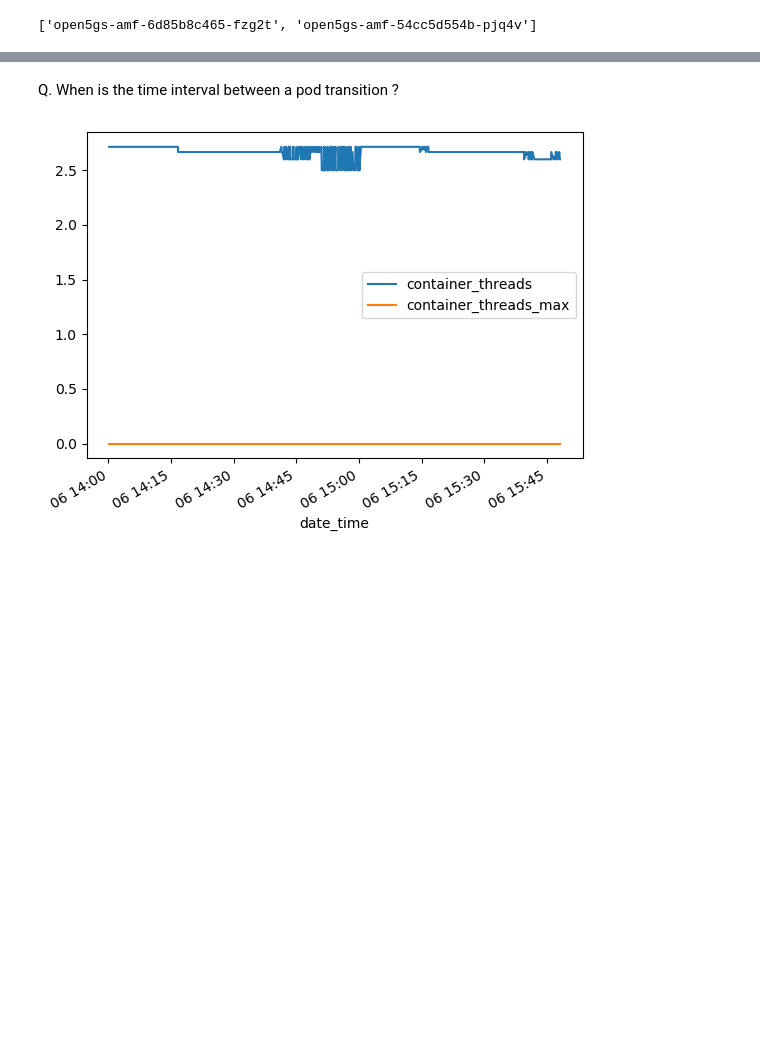
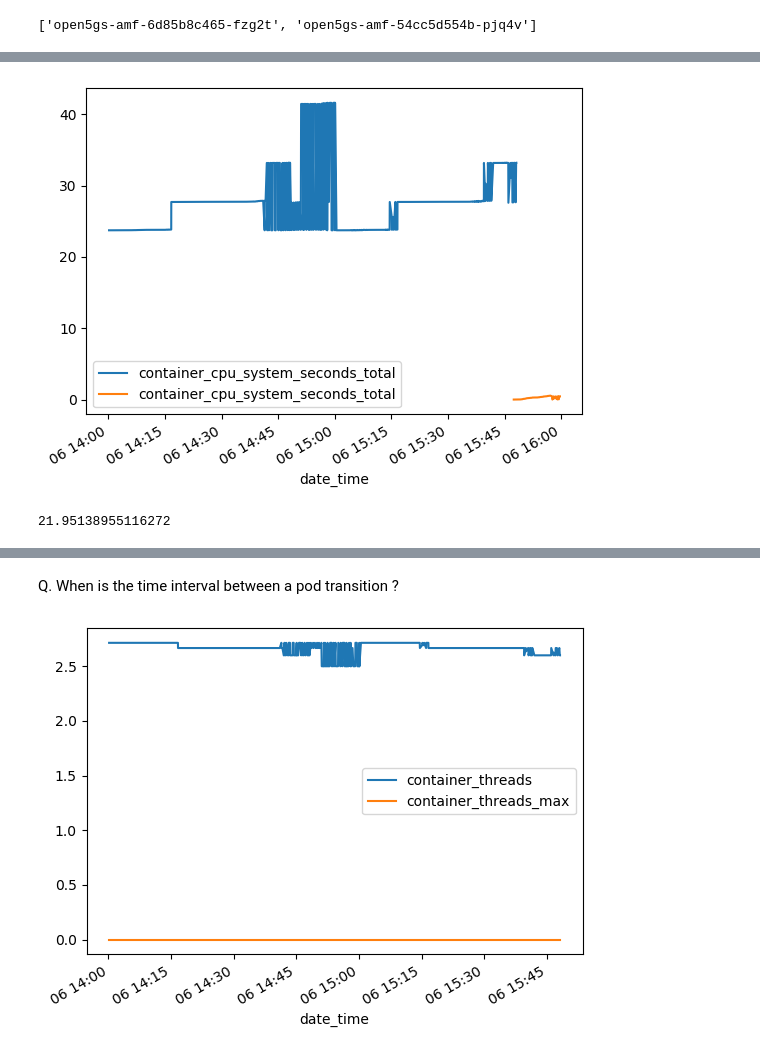
Before and after one commit to DISHDevEx/amf-foresight, a Jupyter notebook: amf_foresight/research/eda.ipynb, the cells around one changed output, grey strips where cells are left out. Cells and saved outputs as stored; diff of their text form; code cells hidden in the pictures; blank space fills up the shorter version.

```diff
--- a/amf_foresight/research/eda.ipynb
+++ b/amf_foresight/research/eda.ipynb
@@ -125,0 +143,5 @@ data.select('metric_pod').rdd.flatMap(lambda x: x).distinct().collect()
+# %%
+comparisson_plot(amf_data, 'container_cpu_system_seconds_total', 'container_cpu_system_seconds_total', 'open5gs-amf-6d85b8c465-fzg2t', 'open5gs-amf-54cc5d554b-pjq4v')
+# %% [output]
+[figure, added]
+21.95138955116272
```
Also changed, not shown: parts of 79 cells of this notebook.
